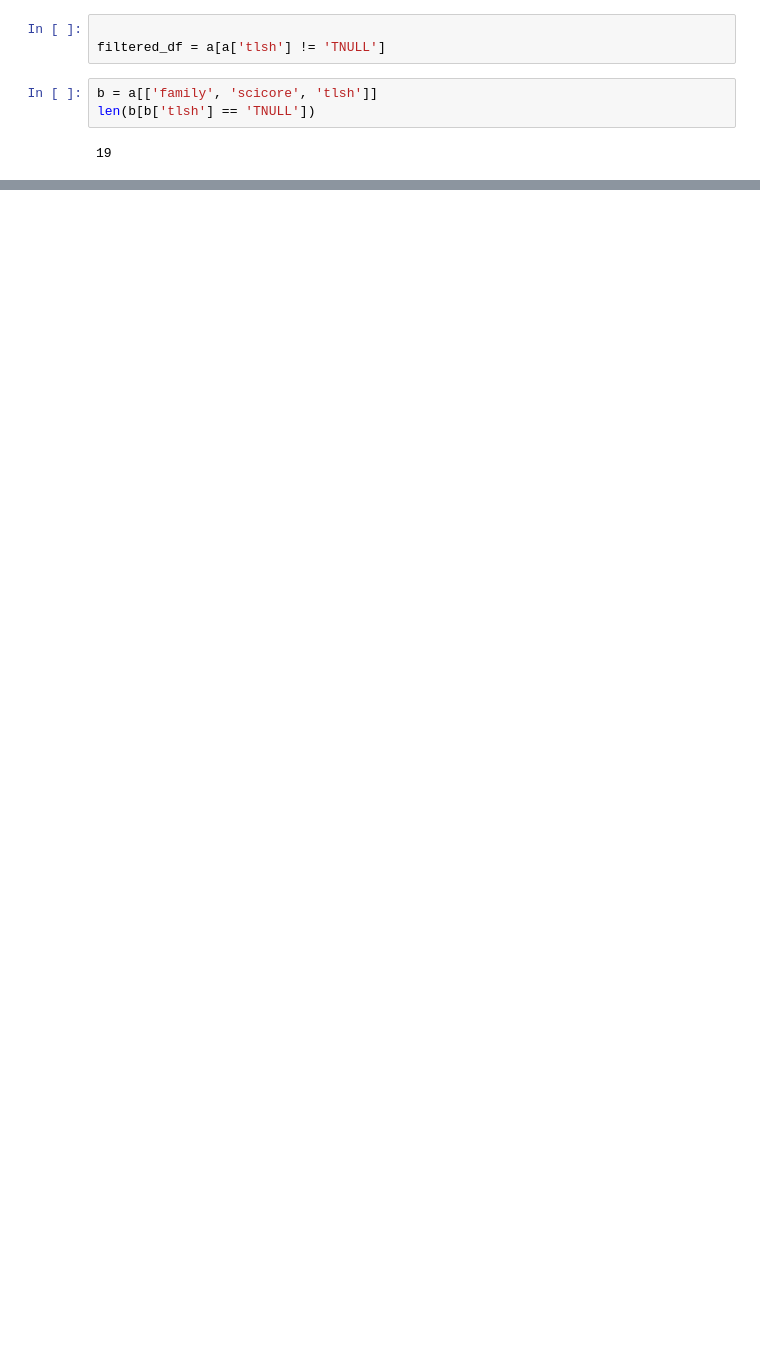
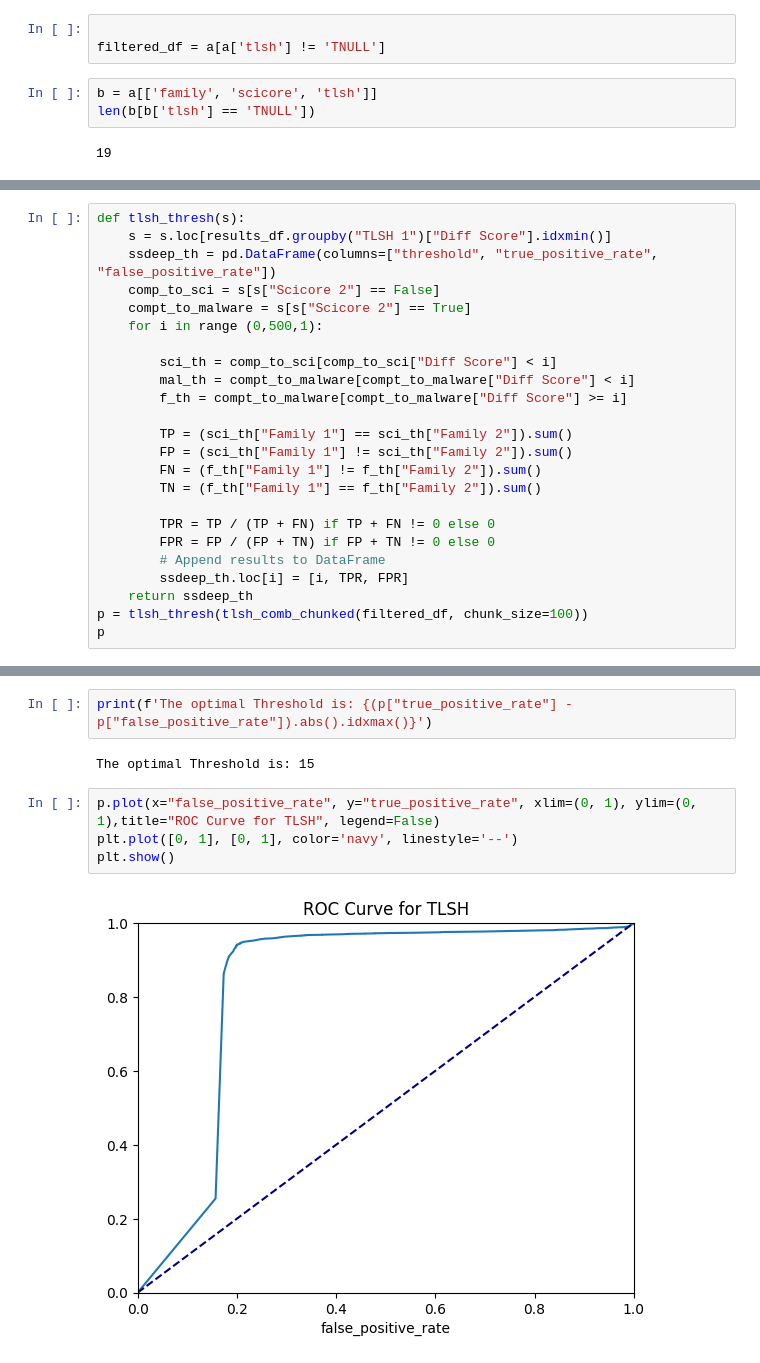
Before and after one commit to edizeqiri/obstkorb, a Jupyter notebook: Testing_Framework/Malware.ipynb, the cells around one changed output, grey strips where cells are left out. Drawn from its saved outputs; the diff is of its cells as text; blank space fills up the shorter version.

Commit message:
made chunks

```diff
--- a/Testing_Framework/Malware.ipynb
+++ b/Testing_Framework/Malware.ipynb
@@ -204,0 +195,24 @@ p = p[p["Scicore 2"] != True]
+# %%
+def tlsh_thresh(s):
+    s = s.loc[results_df.groupby("TLSH 1")["Diff Score"].idxmin()]
+    ssdeep_th = pd.DataFrame(columns=["threshold", "true_positive_rate", "false_positive_rate"])
+    comp_to_sci = s[s["Scicore 2"] == False]
+    compt_to_malware = s[s["Scicore 2"] == True]
+    for i in range (0,500,1):
+
+        sci_th = comp_to_sci[comp_to_sci["Diff Score"] < i]
+        mal_th = compt_to_malware[compt_to_malware["Diff Score"] < i]
+        f_th = compt_to_malware[compt_to_malware["Diff Score"] >= i]
+
+        TP = (sci_th["Family 1"] == sci_th["Family 2"]).sum()
+        FP = (sci_th["Family 1"] != sci_th["Family 2"]).sum()
+        FN = (f_th["Family 1"] != f_th["Family 2"]).sum()
+        TN = (f_th["Family 1"] == f_th["Family 2"]).sum()
+
+        TPR = TP / (TP + FN) if TP + FN != 0 else 0
+        FPR = FP / (FP + TN) if FP + TN != 0 else 0
+        # Append results to DataFrame
+        ssdeep_th.loc[i] = [i, TPR, FPR]
+    return ssdeep_th
+p = tlsh_thresh(tlsh_comb_chunked(filtered_df, chunk_size=100))
+p
@@ -204,0 +233,10 @@ p = p[p["Scicore 2"] != True]
+# %%
+print(f'The optimal Threshold is: {(p["true_positive_rate"] - p["false_positive_rate"]).abs().idxmax()}')
+# %% [output]
+The optimal Threshold is: 15
+# %%
+p.plot(x="false_positive_rate", y="true_positive_rate", xlim=(0, 1), ylim=(0, 1),title="ROC Curve for TLSH", legend=False)
+plt.plot([0, 1], [0, 1], color='navy', linestyle='--')
+plt.show()
+# %% [output]
+[figure, added]
```
Also changed, not shown: parts of 8 cells of this notebook, 1 other file.
